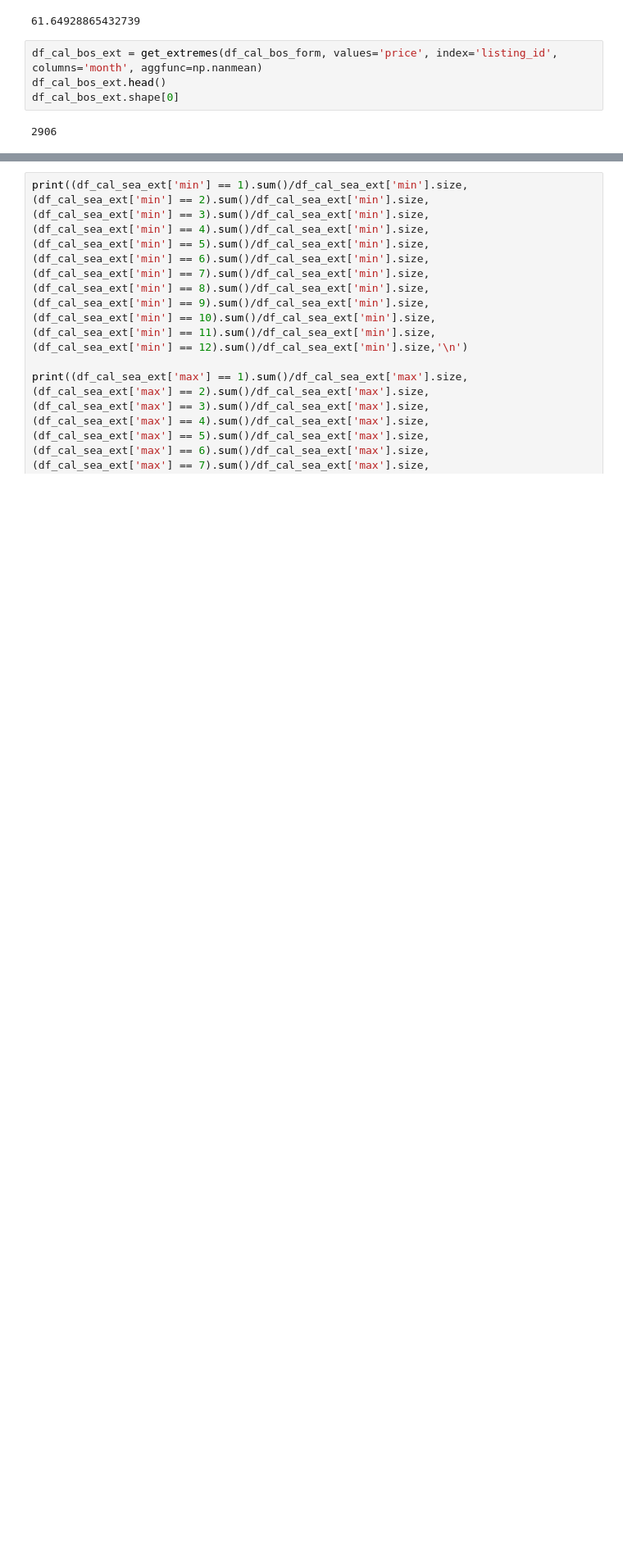
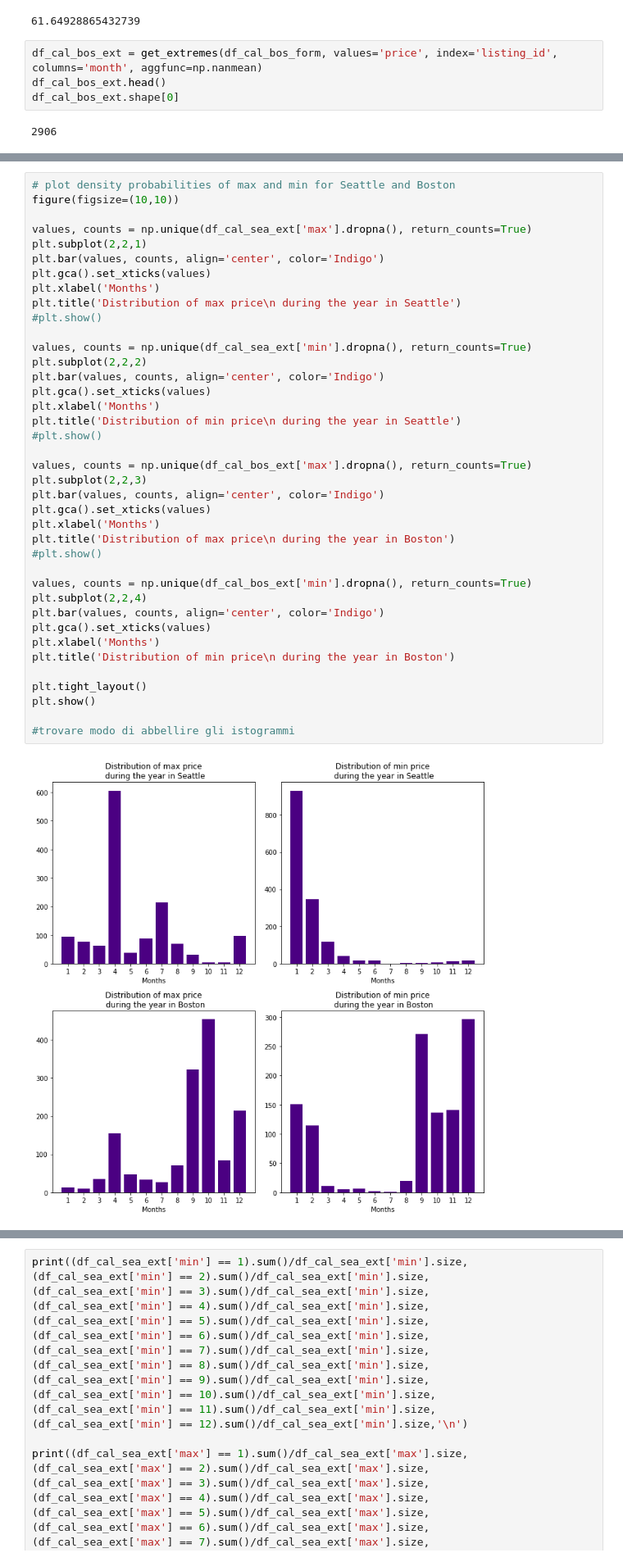
Before and after one commit to Duratorre/AirBnB-Data-Analysis, a Jupyter notebook: Analysis.ipynb, the cells around one changed output, grey strips where cells are left out. Shown at 82% size. Drawn from its saved outputs; the diff is of its cells as text; blank space fills up the shorter version.

Commit message:
Polished histograms of calendar analysis

```diff
--- a/Analysis.ipynb
+++ b/Analysis.ipynb
@@ -201,0 +180,41 @@ plt.show()
+# %%
+# plot density probabilities of max and min for Seattle and Boston
+figure(figsize=(10,10))
+
+values, counts = np.unique(df_cal_sea_ext['max'].dropna(), return_counts=True)
+plt.subplot(2,2,1)
+plt.bar(values, counts, align='center', color='Indigo')
+plt.gca().set_xticks(values)
+plt.xlabel('Months')
+plt.title('Distribution of max price\n during the year in Seattle')
+#plt.show()
+
+values, counts = np.unique(df_cal_sea_ext['min'].dropna(), return_counts=True)
+plt.subplot(2,2,2)
+plt.bar(values, counts, align='center', color='Indigo')
+plt.gca().set_xticks(values)
+plt.xlabel('Months')
+plt.title('Distribution of min price\n during the year in Seattle')
+#plt.show()
+
+values, counts = np.unique(df_cal_bos_ext['max'].dropna(), return_counts=True)
+plt.subplot(2,2,3)
+plt.bar(values, counts, align='center', color='Indigo')
+plt.gca().set_xticks(values)
+plt.xlabel('Months')
+plt.title('Distribution of max price\n during the year in Boston')
+#plt.show()
+
+values, counts = np.unique(df_cal_bos_ext['min'].dropna(), return_counts=True)
+plt.subplot(2,2,4)
+plt.bar(values, counts, align='center', color='Indigo')
+plt.gca().set_xticks(values)
+plt.xlabel('Months')
+plt.title('Distribution of min price\n during the year in Boston')
+
+plt.tight_layout()
+plt.show()
+
+#trovare modo di abbellire gli istogrammi
+# %% [output]
+[figure, added]
```
Also changed, not shown: parts of 4 cells of this notebook.
